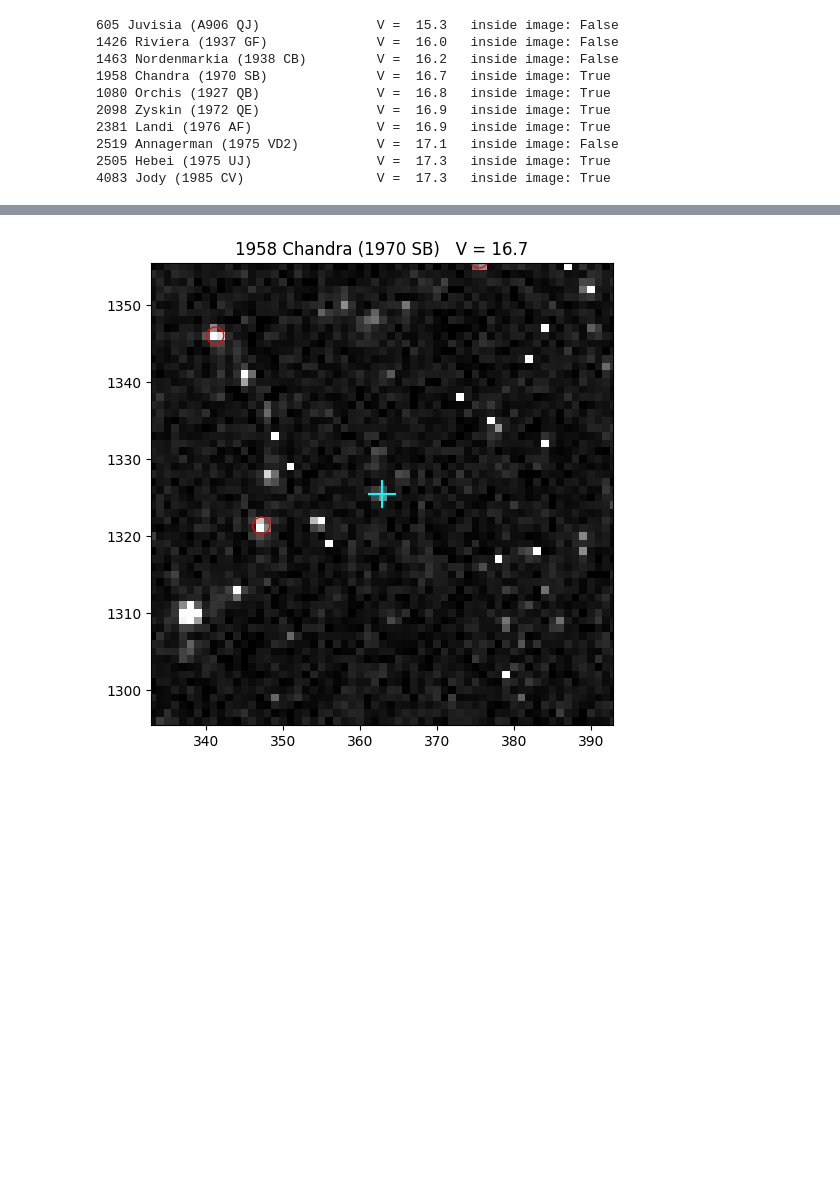
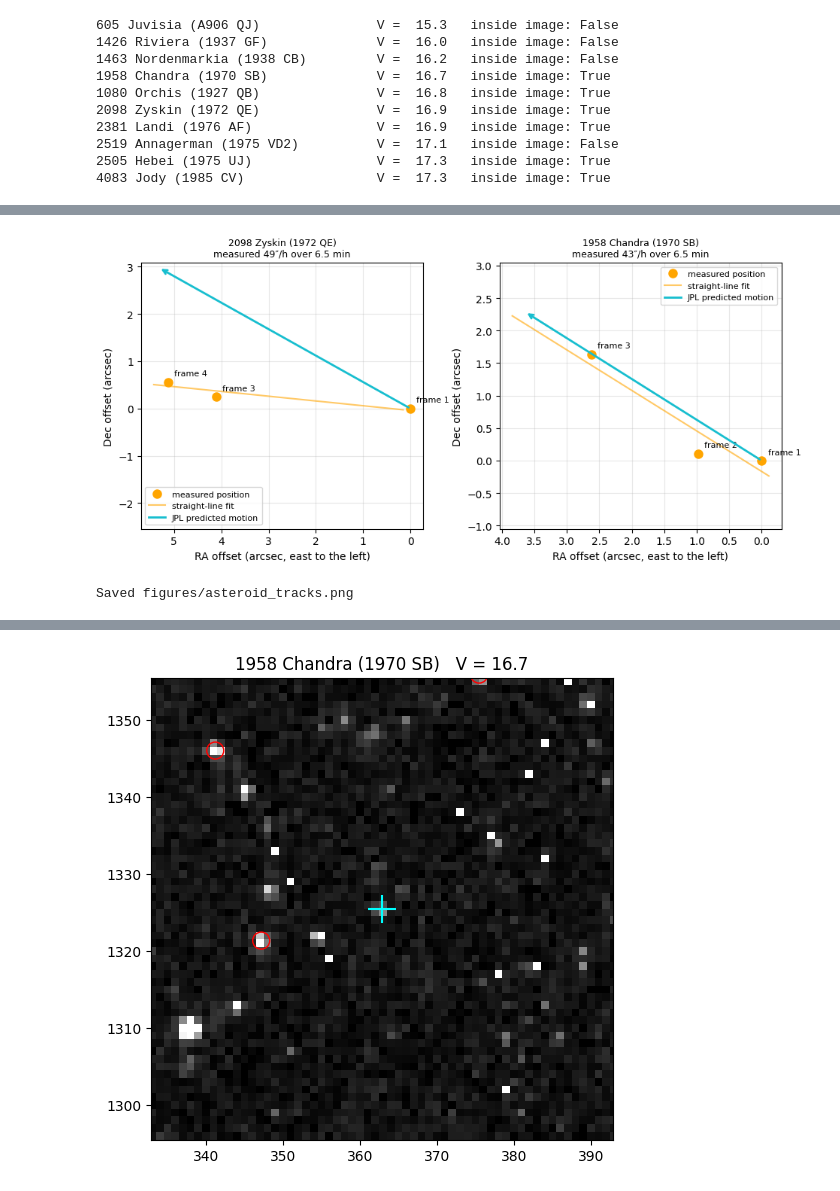
Before and after one commit to hobibat/NASA-Hackathon, a Jupyter notebook: testing_101.ipynb, the cells around one changed output, grey strips where cells are left out. Drawn from its saved outputs; the diff is of its cells as text; code cells hidden in the pictures; blank space fills up the shorter version.

```diff
--- a/testing_101.ipynb
+++ b/testing_101.ipynb
@@ -558,0 +1424,35 @@ for k in order[:10]:
+# %%
+kn = known_tables[0]
+kname = np.array([str(x) for x in kn[col_starting(kn, "Object name")]])
+r_ra_c, r_dec_c = col_starting(kn, "RA rate"), col_starting(kn, "Dec rate")
+T = frame_t_h[-1]                                                   # hours between first and last frame
+
+fig, axes = plt.subplots(1, len(named), figsize=(4.8 * len(named), 4.6), squeeze=False)
+for ax, (j, q, name) in zip(axes[0], named):
+    m = np.isfinite(dx[q])
+    ax.plot(dx[q][m], dy[q][m], "o", color="orange", ms=8, label="measured position", zorder=3)
+    for f in np.where(m)[0]:
+        ax.annotate(f"frame {f + 1}", (dx[q][f], dy[q][f]), textcoords="offset points", xytext=(6, 6), fontsize=8)
+    tt = np.linspace(0, T, 20)
+    ax.plot(np.polyval(np.polyfit(frame_t_h[m], dx[q][m], 1), tt),
+            np.polyval(np.polyfit(frame_t_h[m], dy[q][m], 1), tt), "-", color="orange", alpha=0.6, label="straight-line fit")
+    row = np.where(kname == name)[0]
+    if len(row):
+        jr, jd = to_float(kn[r_ra_c][row[0]]), to_float(kn[r_dec_c][row[0]])
+        ax.annotate("", xy=(jr * T, jd * T), xytext=(0, 0),
+                    arrowprops=dict(arrowstyle="->", color="tab:cyan", lw=2))
+        ax.plot([], [], color="tab:cyan", lw=2, label="JPL predicted motion")
+    ax.invert_xaxis()                                                 # astronomers draw east to the left
+    ax.set_aspect("equal", adjustable="datalim")
+    ax.set_xlabel("RA offset (arcsec, east to the left)")
+    ax.set_ylabel("Dec offset (arcsec)")
+    ax.set_title(f"{name}\nmeasured {rate[q]:.0f}\u2033/h over {T * 60:.1f} min", fontsize=9)
+    ax.grid(alpha=0.3)
+    ax.legend(fontsize=8)
+plt.tight_layout()
+fig.savefig("figures/asteroid_tracks.png", dpi=150)
+plt.show()
+print("Saved figures/asteroid_tracks.png")
+# %% [output]
+[figure, added]
+Saved figures/asteroid_tracks.png
```
Also changed, not shown: parts of 62 cells of this notebook, 7 other files.
